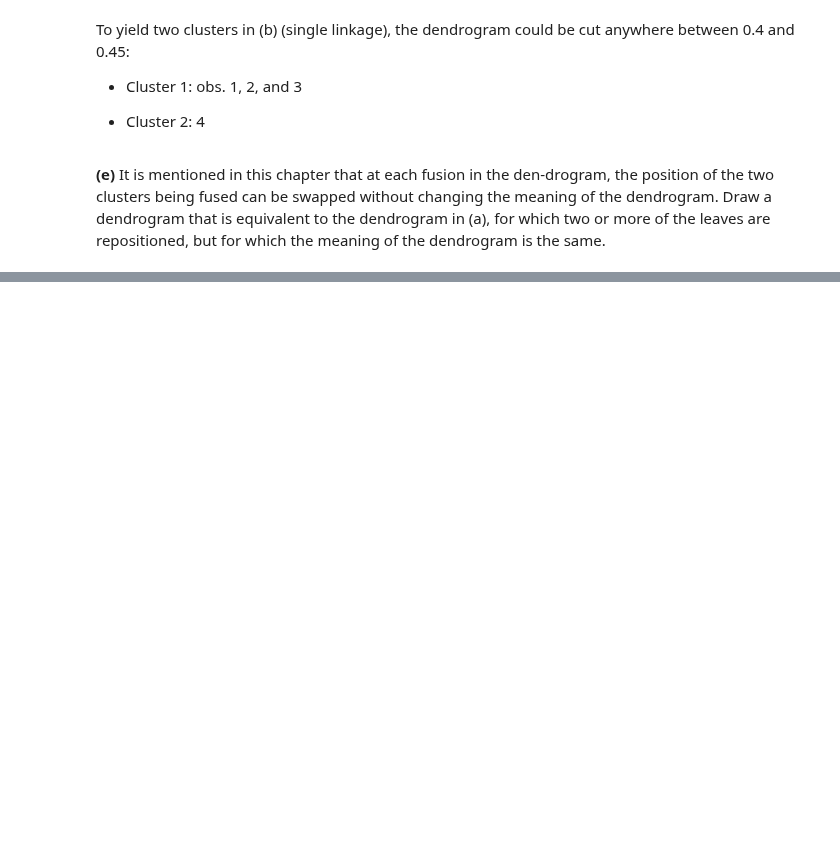
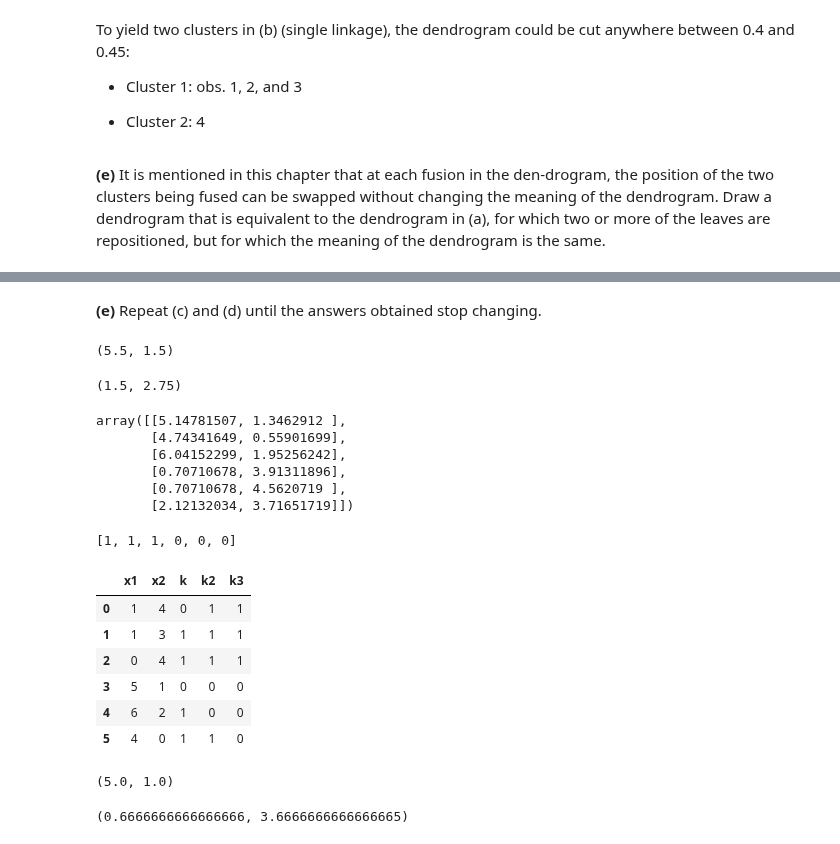
Before and after one commit to drwslv/StanfordOnline-Statistical-Learning, a Jupyter notebook: Ch12 Solutions Conceptual.ipynb, the cells around one changed output, grey strips where cells are left out. Saved outputs shown, nothing was run; the diff lists cells and outputs as text; code cells hidden in the pictures; blank space fills up the shorter version.

```diff
--- a/Ch12 Solutions Conceptual.ipynb
+++ b/Ch12 Solutions Conceptual.ipynb
@@ -117,0 +232,56 @@ To yield two clusters in (b) (single linkage), the dendrogram could be cut anywh
+# %% [markdown]
+**(e)** Repeat (c) and (d) until the answers obtained stop changing.
+# %%
+centroid1 = tuple(mat_df.loc[ mat_df['k2'] == 0, ['x1','x2']].mean(axis=0))
+centroid1 # (x1, x2)
+# %% [output]
+(5.5, 1.5)
+# %%
+centroid2 = tuple(mat_df.loc[ mat_df['k2'] == 1, ['x1','x2']].mean(axis=0))
+centroid2 # (x1, x2)
+# %% [output]
+(1.5, 2.75)
+# %%
+dist_to_1 = []
+dist_to_2 = []
+
+for obs in range(0,mat_df.shape[0]):
+    point = tuple(mat_df.iloc[obs, 0:2])
+
+    dist_to_1.append(eucdist(point, centroid1))
+    dist_to_2.append(eucdist(point, centroid2))
+# %%
+np.concatenate((np.array(dist_to_1)[:,None],np.array(dist_to_2)[:,None]), axis=1)
+# %% [output]
+array([[5.14781507, 1.3462912 ],
+       [4.74341649, 0.55901699],
+       [6.04152299, 1.95256242],
+       [0.70710678, 3.91311896],
+       [0.70710678, 4.5620719 ],
+       [2.12132034, 3.71651719]])
+# %%
+k3 = [0 if dist_to_1[i] < dist_to_2[i] else 1 for i in range(0,len(dist_to_1))]
+k3
+# %% [output]
+[1, 1, 1, 0, 0, 0]
+# %%
+mat_df['k3'] = k3
+mat_df
+# %% [output]
+|  | x1 | x2 | k | k2 | k3 |
+| 0 | 1 | 4 | 0 | 1 | 1 |
+| 1 | 1 | 3 | 1 | 1 | 1 |
+| 2 | 0 | 4 | 1 | 1 | 1 |
+| 3 | 5 | 1 | 0 | 0 | 0 |
+| 4 | 6 | 2 | 1 | 0 | 0 |
+| 5 | 4 | 0 | 1 | 1 | 0 |
+# %%
+centroid1 = tuple(mat_df.loc[ mat_df['k3'] == 0, ['x1','x2']].mean(axis=0))
+centroid1 # (x1, x2)
+# %% [output]
+(5.0, 1.0)
+# %%
+centroid2 = tuple(mat_df.loc[ mat_df['k3'] == 1, ['x1','x2']].mean(axis=0))
+centroid2 # (x1, x2)
+# %% [output]
+(0.6666666666666666, 3.6666666666666665)
```
Also changed, not shown: parts of 22 cells of this notebook.
